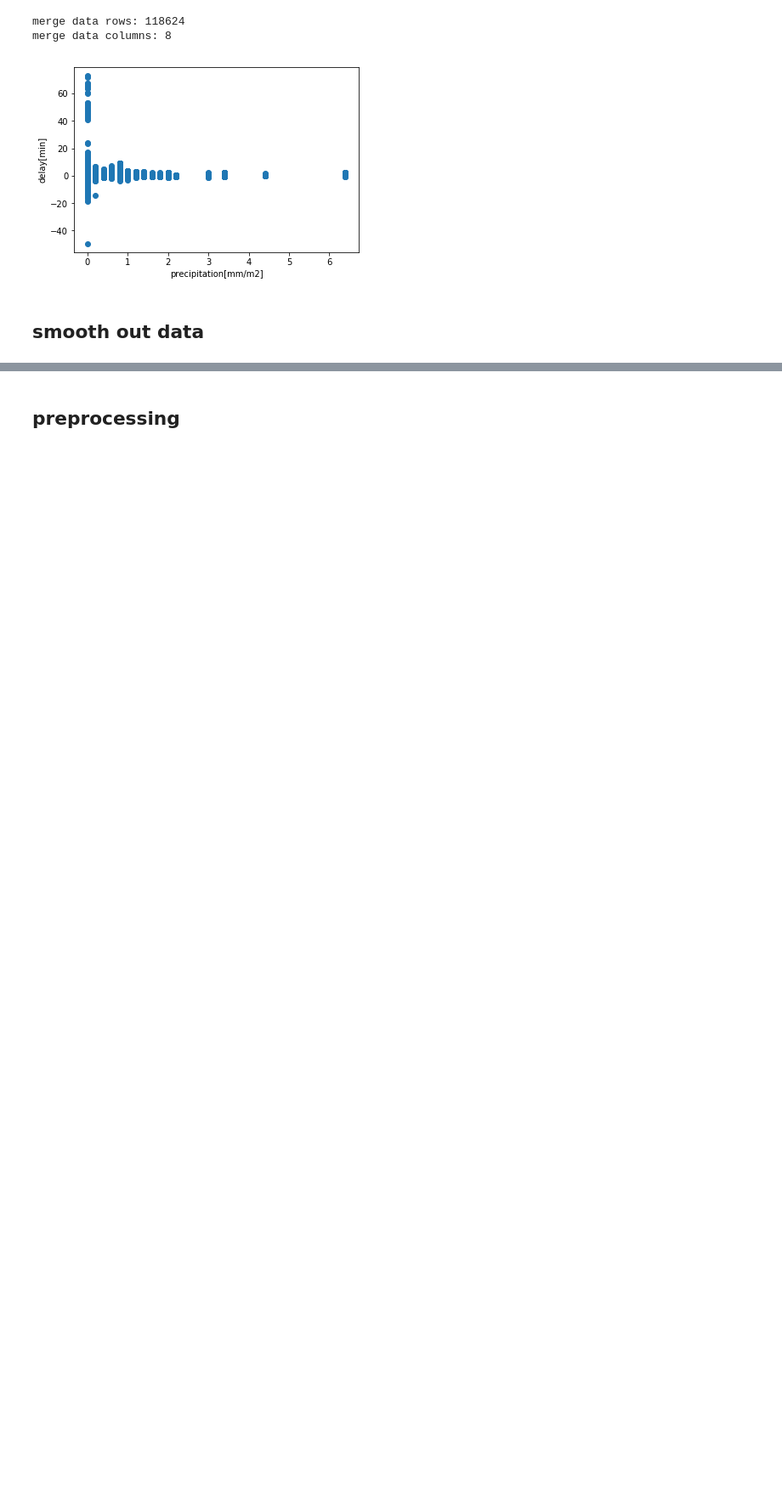
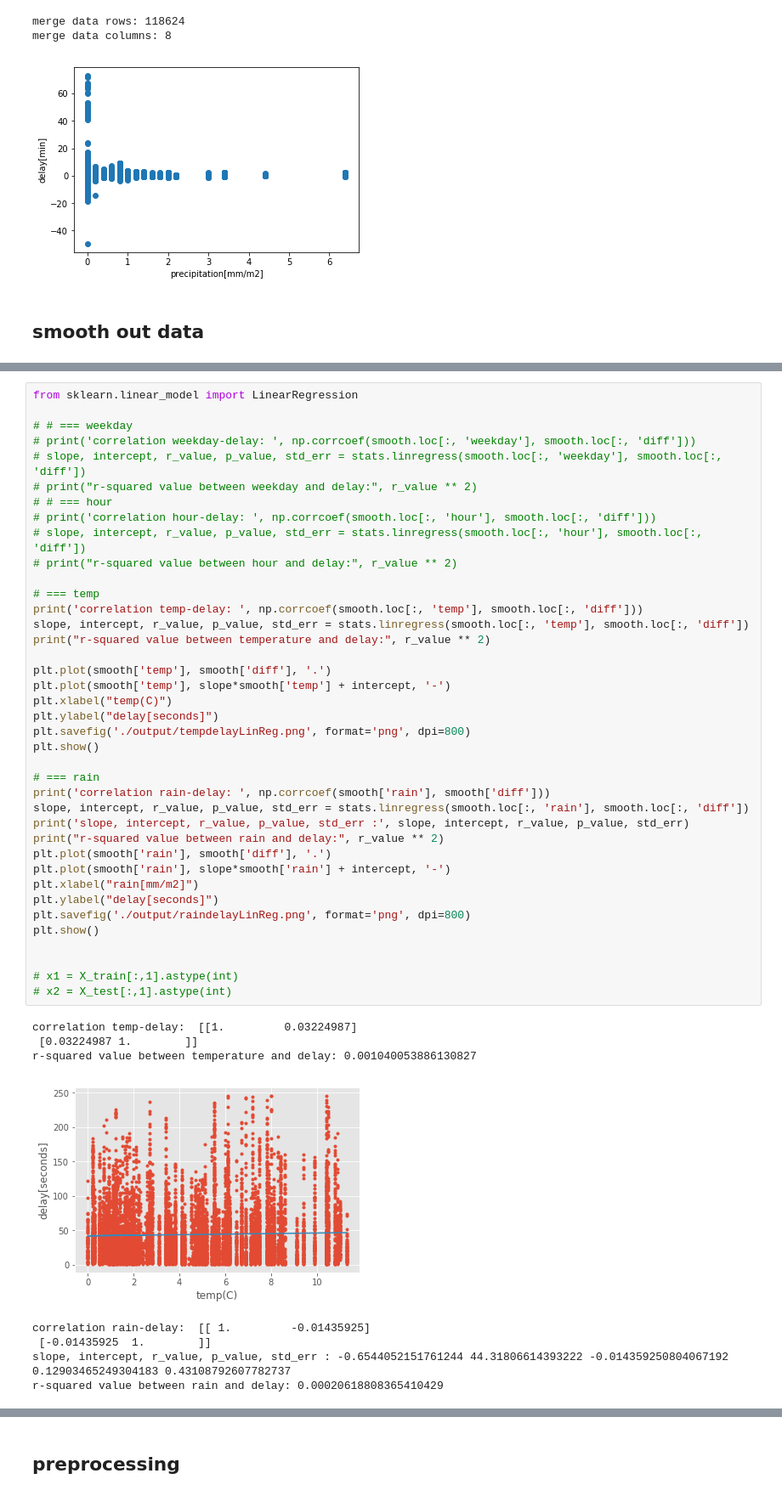
Before and after one commit to nasty-bos/creative_data_mining, a Jupyter notebook: delay.ipynb, the cells around one changed output, grey strips where cells are left out. Shown at 85% size. Saved outputs shown, nothing was run; the diff lists cells and outputs as text; blank space fills up the shorter version.

```diff
--- a/delay.ipynb
+++ b/delay.ipynb
@@ -151,0 +146,48 @@ dtype: object
+# %%
+from sklearn.linear_model import LinearRegression
+
+# # === weekday
+# print('correlation weekday-delay: ', np.corrcoef(smooth.loc[:, 'weekday'], smooth.loc[:, 'diff']))
+# slope, intercept, r_value, p_value, std_err = stats.linregress(smooth.loc[:, 'weekday'], smooth.loc[:, 'diff'])
+# print("r-squared value between weekday and delay:", r_value ** 2)
+# # === hour
+# print('correlation hour-delay: ', np.corrcoef(smooth.loc[:, 'hour'], smooth.loc[:, 'diff']))
+# slope, intercept, r_value, p_value, std_err = stats.linregress(smooth.loc[:, 'hour'], smooth.loc[:, 'diff'])
+# print("r-squared value between hour and delay:", r_value ** 2)
+
+# === temp
+print('correlation temp-delay: ', np.corrcoef(smooth.loc[:, 'temp'], smooth.loc[:, 'diff']))
+slope, intercept, r_value, p_value, std_err = stats.linregress(smooth.loc[:, 'temp'], smooth.loc[:, 'diff'])
+print("r-squared value between temperature and delay:", r_value ** 2)
+
+plt.plot(smooth['temp'], smooth['diff'], '.')
+plt.plot(smooth['temp'], slope*smooth['temp'] + intercept, '-')
+plt.xlabel("temp(C)")
+plt.ylabel("delay[seconds]")
+plt.savefig('./output/tempdelayLinReg.png', format='png', dpi=800)
+plt.show()
+
+# === rain
+print('correlation rain-delay: ', np.corrcoef(smooth['rain'], smooth['diff']))
+slope, intercept, r_value, p_value, std_err = stats.linregress(smooth.loc[:, 'rain'], smooth.loc[:, 'diff'])
+print('slope, intercept, r_value, p_value, std_err :', slope, intercept, r_value, p_value, std_err)
+print("r-squared value between rain and delay:", r_value ** 2)
+plt.plot(smooth['rain'], smooth['diff'], '.')
+plt.plot(smooth['rain'], slope*smooth['rain'] + intercept, '-')
+plt.xlabel("rain[mm/m2]")
+plt.ylabel("delay[seconds]")
+plt.savefig('./output/raindelayLinReg.png', format='png', dpi=800)
+plt.show()
+
+
+# x1 = X_train[:,1].astype(int)
+# x2 = X_test[:,1].astype(int)
+# %% [output]
+correlation temp-delay:  [[1.         0.03224987]
+ [0.03224987 1.        ]]
+r-squared value between temperature and delay: 0.001040053886130827
+[figure, added]
+correlation rain-delay:  [[ 1.         -0.01435925]
+ [-0.01435925  1.        ]]
+slope, intercept, r_value, p_value, std_err : -0.6544052151761244 44.31806614393222 -0.014359250804067192 0.12903465249304183 0.43108792607782737
+r-squared value between rain and delay: 0.00020618808365410429
```
Also changed, not shown: parts of 12 cells of this notebook.
